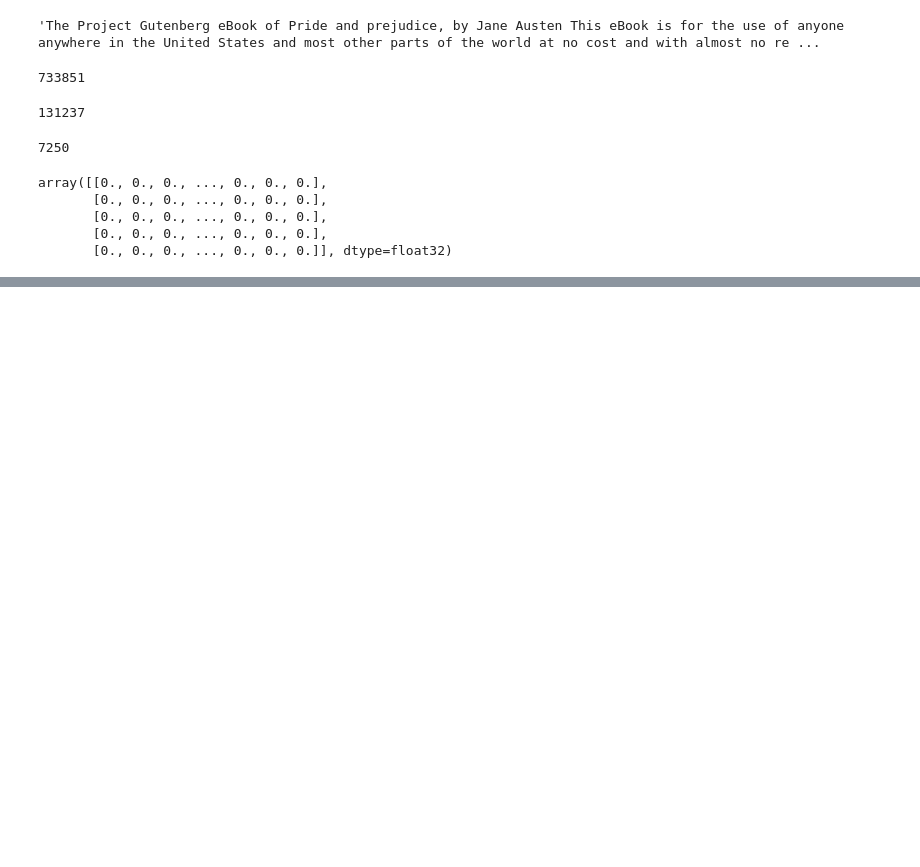
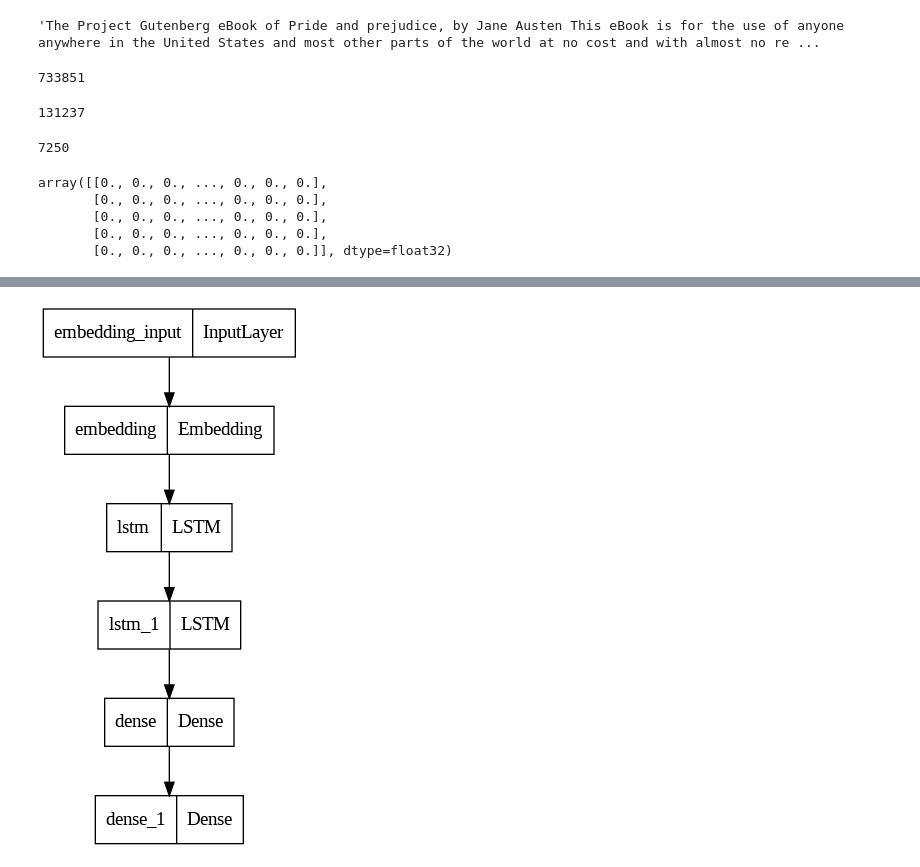
Before and after one commit to chwasiq0569/Next_Word_Prediction_LSTM, a Jupyter notebook: Next_Word_Prediction.ipynb, the cells around one changed output, grey strips where cells are left out. Cells and saved outputs as stored; diff of their text form; code cells hidden in the pictures; blank space fills up the shorter version.

Commit message:
Created MOdel

```diff
--- a/Next_Word_Prediction.ipynb
+++ b/Next_Word_Prediction.ipynb
@@ -72,3 +72,10 @@ array([[0., 0., 0., ..., 0., 0., 0.],
        [0., 0., 0., ..., 0., 0., 0.],
        [0., 0., 0., ..., 0., 0., 0.],
        [0., 0., 0., ..., 0., 0., 0.]], dtype=float32)
+# %%
+model = Sequential()
+model.add(Embedding(vocab_size, 10, input_length=3))
+model.add(LSTM(1000, return_sequences=True))
+model.add(LSTM(1000))
+model.add(Dense(1000, activation='relu'))
+model.add(Dense(vocab_size, activation='softmax'))
@@ -74,0 +104,7 @@ array([[0., 0., 0., ..., 0., 0., 0.],
+# %%
+from tensorflow import keras
+from keras.utils.vis_utils import plot_model
+
+keras.utils.plot_model(model, to_file='plot.png', show_layer_names=True)
+# %% [output]
+[figure, added]
```
Also changed, not shown: parts of 1 cell of this notebook.
